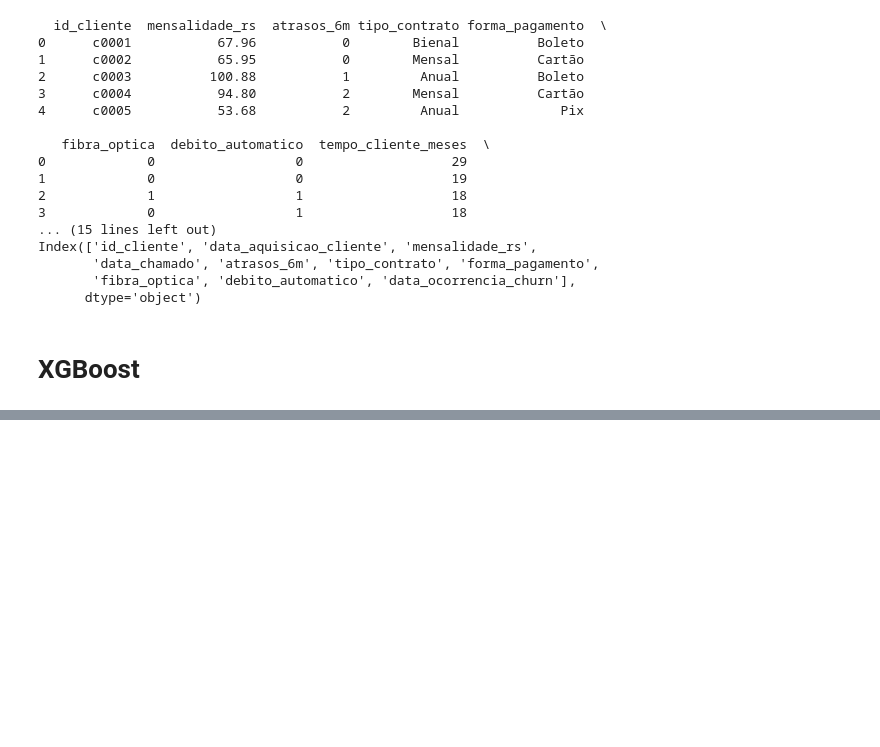
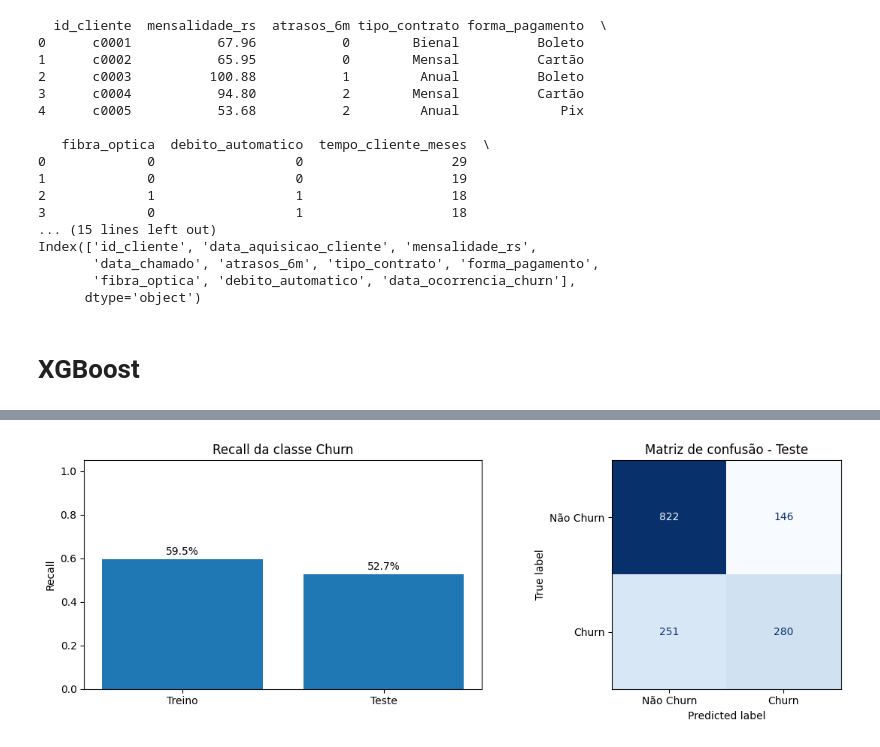
Before and after one commit to lucaasleal/costumer-churn-prediction, a Jupyter notebook: Entrega_2/xgboost/XGBoost.ipynb, the cells around one changed output, grey strips where cells are left out. Drawn from its saved outputs; the diff is of its cells as text; code cells hidden in the pictures; blank space fills up the shorter version.

```diff
--- a/Entrega_2/xgboost/XGBoost.ipynb
+++ b/Entrega_2/xgboost/XGBoost.ipynb
@@ -651,0 +639,72 @@ Corte que maximiza F1 nesta base: 0.36 (F1 = 0.6634)
+# %%
+#Análise de Recall no churn
+import matplotlib.pyplot as plt
+from sklearn.metrics import (
+    recall_score, precision_score, f1_score,
+    confusion_matrix, ConfusionMatrixDisplay
+)
+
+# Métrica principal: Recall da classe Churn (1)
+LIMIAR = 0.50
+
+# O modelo com early stopping foi ajustado sobre X_tr.
+if EARLY_STOPPING_ROUNDS is not None:
+    X_treino_eval, y_treino_eval = X_tr, y_tr
+else:
+    X_treino_eval, y_treino_eval = X_train, y_train
+
+# Previsões
+y_pred_train = (
+    model.predict_proba(X_treino_eval)[:, 1] >= LIMIAR
+).astype(int)
+
+y_pred_test = (
+    model.predict_proba(X_test)[:, 1] >= LIMIAR
+).astype(int)
+
+# Recall principal
+recall_train = recall_score(y_treino_eval, y_pred_train)
+recall_test = recall_score(y_test, y_pred_test)
+
+# Métricas complementares
+precision = precision_score(y_test, y_pred_test, zero_division=0)
+f1 = f1_score(y_test, y_pred_test, zero_division=0)
+tn, fp, fn, tp = confusion_matrix(
+    y_test, y_pred_test, labels=[0, 1]
+).ravel()
+
+print("=== RECALL DA CLASSE CHURN ===")
+print(f"Recall treino: {recall_train:.2%}")
+print(f"Recall teste:  {recall_test:.2%}")
+print(f"Gap de recall: {recall_train - recall_test:.2%}")
+
+print(f"\nVerdadeiros positivos (TP): {tp}")
+print(f"Falsos negativos (FN): {fn}")
+print(f"Falsos positivos (FP): {fp}")
+
+print(f"\nPrecision: {precision:.2%}")
+print(f"F1-score:  {f1:.2%}")
+
+# Visualização
+fig, axes = plt.subplots(1, 2, figsize=(12, 4))
+
+axes[0].bar(["Treino", "Teste"], [recall_train, recall_test])
+axes[0].set_ylim(0, 1.05)
+axes[0].set_title("Recall da classe Churn")
+axes[0].set_ylabel("Recall")
+
+for i, valor in enumerate([recall_train, recall_test]):
+    axes[0].text(i, valor + 0.02, f"{valor:.1%}", ha="center")
+
+ConfusionMatrixDisplay.from_predictions(
+    y_test, y_pred_test,
+    display_labels=["Não Churn", "Churn"],
+    cmap="Blues",
+    ax=axes[1],
+    colorbar=False
+)
+axes[1].set_title("Matriz de confusão - Teste")
+
+plt.tight_layout()
+plt.show()
+# %% [output]
@@ -651,0 +722 @@ Corte que maximiza F1 nesta base: 0.36 (F1 = 0.6634)
+[figure, added]
```
Also changed, not shown: parts of 8 cells of this notebook.
